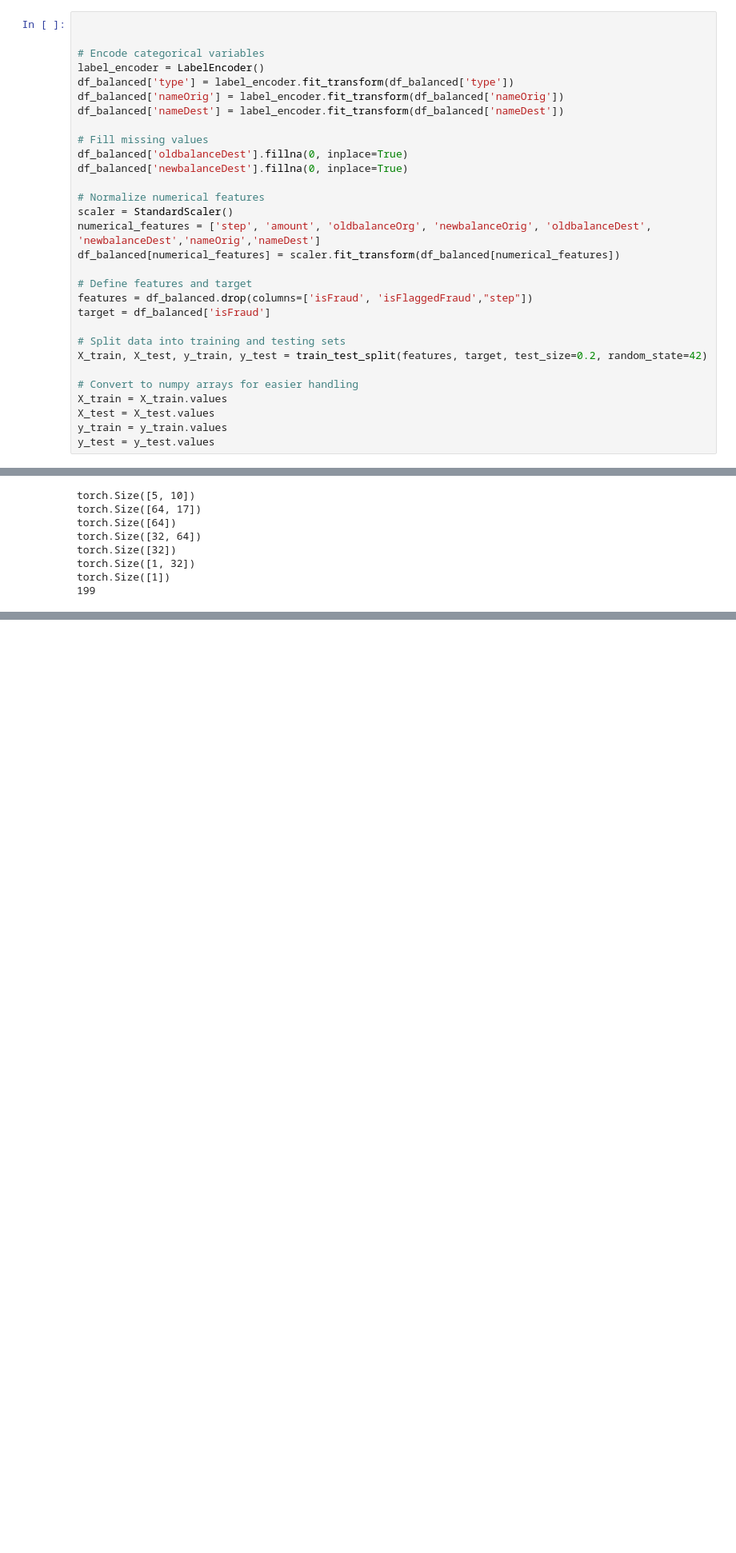
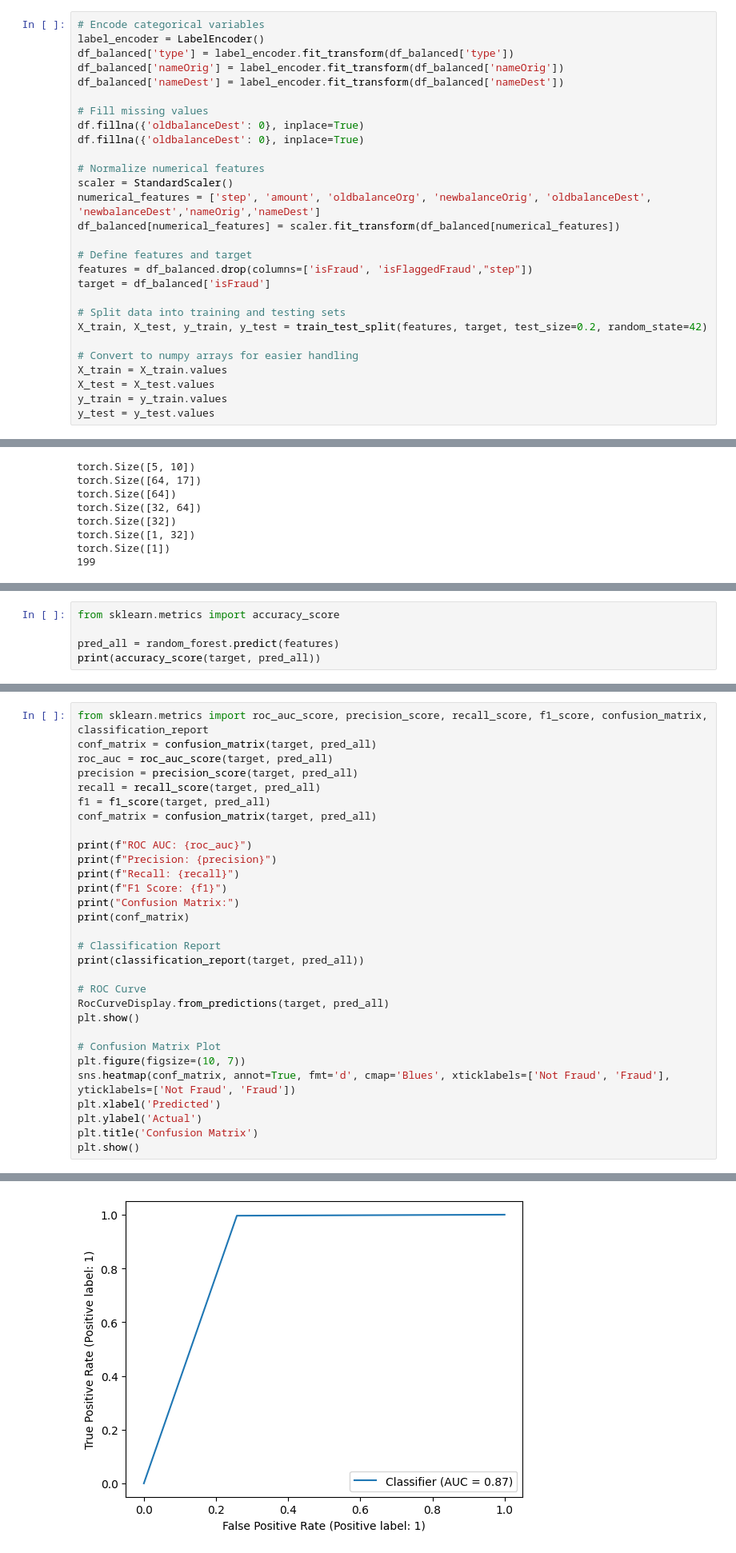
Before and after one commit to AmirMohammadiKarbalaei/FraudDetection, a Jupyter notebook: Notebook.ipynb, the cells around one changed output, grey strips where cells are left out. Shown: that part at 80% size. Cells and saved outputs as stored; diff of their text form; blank space fills up the shorter version.

```diff
--- a/Notebook.ipynb
+++ b/Notebook.ipynb
@@ -42,8 +46,6 @@ isFraud
 1     8213
 Name: count, dtype: int64
 # %%
-
-
 # Encode categorical variables
 label_encoder = LabelEncoder()
 df_balanced['type'] = label_encoder.fit_transform(df_balanced['type'])
@@ -51,8 +53,8 @@ df_balanced['nameOrig'] = label_encoder.fit_transform(df_balanced['nameOrig'])
 df_balanced['nameDest'] = label_encoder.fit_transform(df_balanced['nameDest'])
 
 # Fill missing values
-df_balanced['oldbalanceDest'].fillna(0, inplace=True)
-df_balanced['newbalanceDest'].fillna(0, inplace=True)
+df.fillna({'oldbalanceDest': 0}, inplace=True)
+df.fillna({'oldbalanceDest': 0}, inplace=True)
 
 # Normalize numerical features
 scaler = StandardScaler()
@@ -303,0 +397,5 @@ weighted avg       0.96      0.96      0.96      4928
+# %%
+from sklearn.metrics import accuracy_score
+
+pred_all = random_forest.predict(features)
+print(accuracy_score(target, pred_all))
@@ -303,0 +404,31 @@ weighted avg       0.96      0.96      0.96      4928
+# %%
+from sklearn.metrics import roc_auc_score, precision_score, recall_score, f1_score, confusion_matrix, classification_report
+conf_matrix = confusion_matrix(target, pred_all)
+roc_auc = roc_auc_score(target, pred_all)
+precision = precision_score(target, pred_all)
+recall = recall_score(target, pred_all)
+f1 = f1_score(target, pred_all)
+conf_matrix = confusion_matrix(target, pred_all)
+
+print(f"ROC AUC: {roc_auc}")
+print(f"Precision: {precision}")
+print(f"Recall: {recall}")
+print(f"F1 Score: {f1}")
+print("Confusion Matrix:")
+print(conf_matrix)
+
+# Classification Report
+print(classification_report(target, pred_all))
+
+# ROC Curve
+RocCurveDisplay.from_predictions(target, pred_all)
+plt.show()
+
+# Confusion Matrix Plot
+plt.figure(figsize=(10, 7))
+sns.heatmap(conf_matrix, annot=True, fmt='d', cmap='Blues', xticklabels=['Not Fraud', 'Fraud'], yticklabels=['Not Fraud', 'Fraud'])
+plt.xlabel('Predicted')
+plt.ylabel('Actual')
+plt.title('Confusion Matrix')
+plt.show()
+# %% [output]
@@ -303,0 +450 @@ weighted avg       0.96      0.96      0.96      4928
+[figure, added]
```
Also changed, not shown: parts of 16 cells of this notebook, 3 other files.
